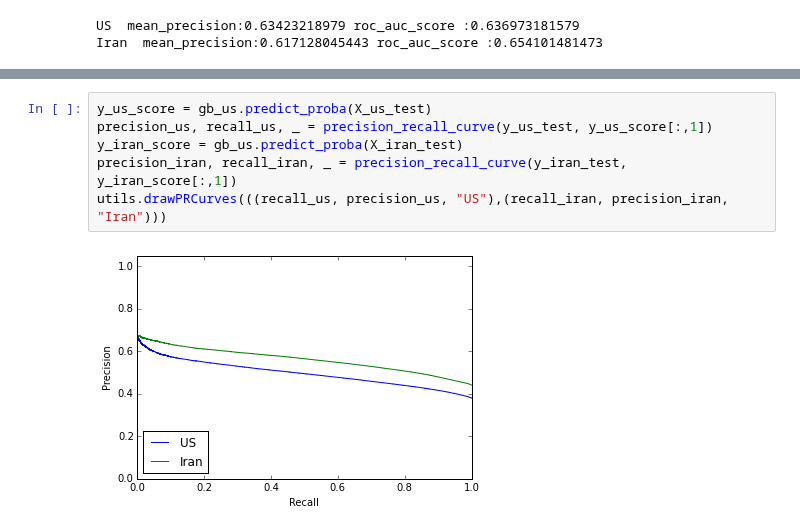
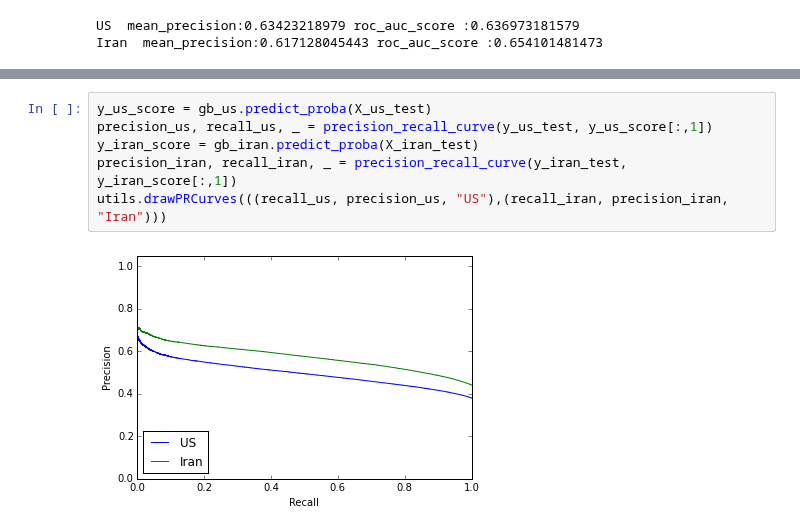
Before and after one commit to MaxGubin/TangoEval, a Jupyter notebook: Tango USA model.ipynb, the cells around one changed output, grey strips where cells are left out. Saved outputs shown, nothing was run; the diff lists cells and outputs as text.

```diff
--- a/Tango USA model.ipynb
+++ b/Tango USA model.ipynb
@@ -150,8 +150,8 @@ utils.ListTable(ftrs).SetHeaders(("Feature", "US", "Iran"))
 # %%
 y_us_score = gb_us.predict_proba(X_us_test)
 precision_us, recall_us, _ = precision_recall_curve(y_us_test, y_us_score[:,1])
-y_iran_score = gb_us.predict_proba(X_iran_test)
+y_iran_score = gb_iran.predict_proba(X_iran_test)
 precision_iran, recall_iran, _ = precision_recall_curve(y_iran_test, y_iran_score[:,1])
 utils.drawPRCurves(((recall_us, precision_us, "US"),(recall_iran, precision_iran, "Iran")))
 # %% [output]
-[figure, old version]
+[figure, new version]
```
Also changed, not shown: parts of 2 cells of this notebook, 1 other file.
